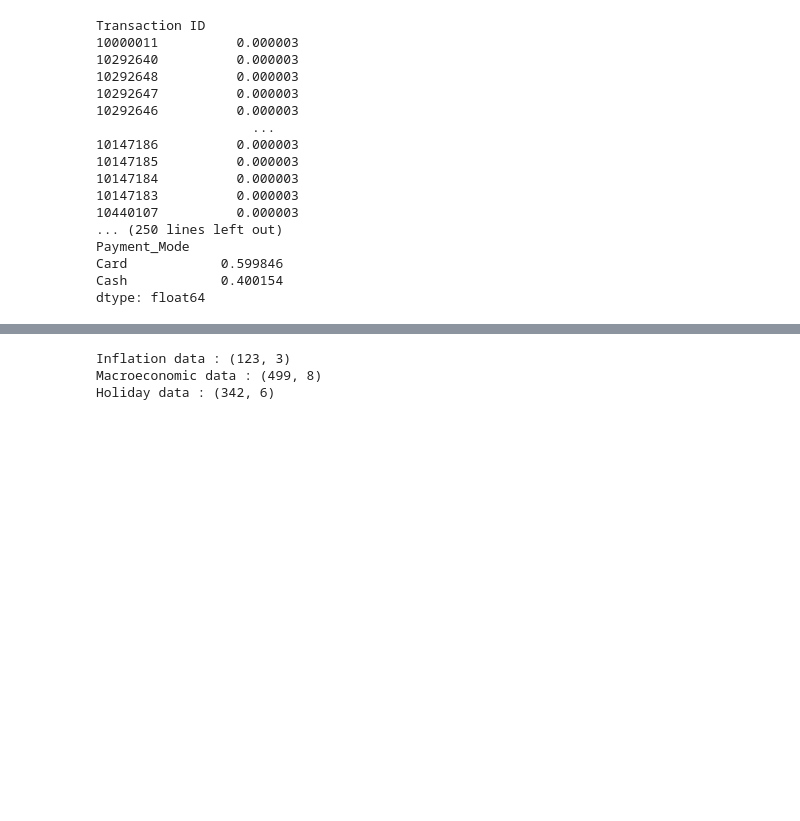
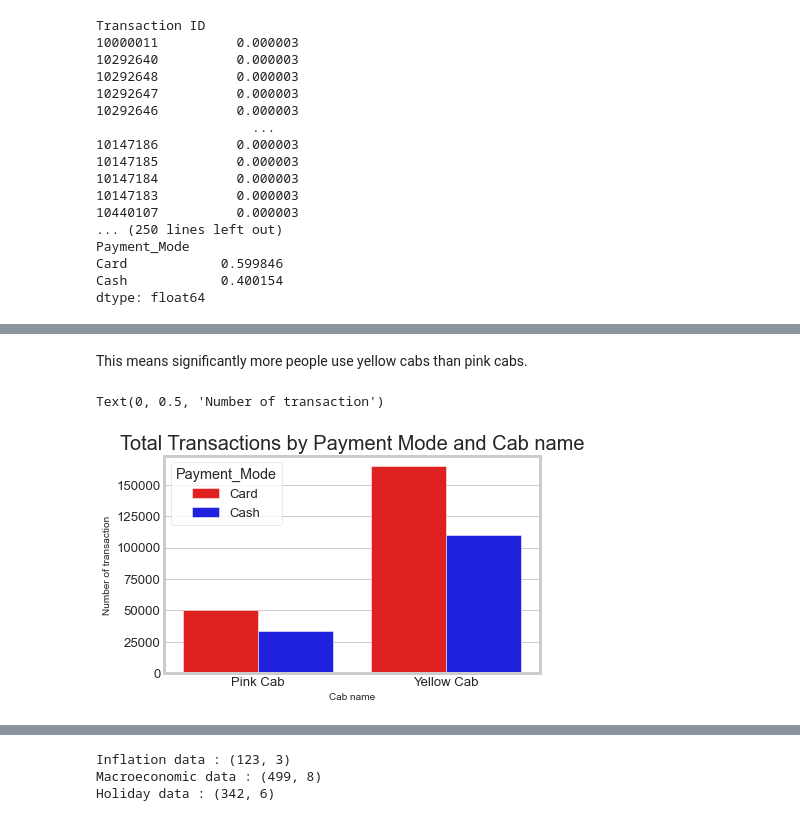
Before and after one commit to anishmitra9666/Week-2-and-3-deliverables, a Jupyter notebook: Dataglaciertaxicode04122023 (3).ipynb, the cells around one changed output, grey strips where cells are left out. Saved outputs shown, nothing was run; the diff lists cells and outputs as text; code cells hidden in the pictures; blank space fills up the shorter version.

```diff
--- a/Dataglaciertaxicode04122023 (3).ipynb
+++ b/Dataglaciertaxicode04122023 (3).ipynb
@@ -333,0 +451,12 @@ Interesting insights:-
+# %% [markdown]
+This means significantly more people use yellow cabs than pink cabs.
+# %%
+#Plotting the total number of transactions per cab company by method of payment
+figure2 = sns.countplot(x="Company", hue="Payment_Mode", data=dfdg, orient="h", palette=["red","blue"])
+plt.title("Total Transactions by Payment Mode and Cab name", fontsize = 20)
+sns.set_style("whitegrid")
+figure2.set_xlabel("Cab name", fontsize = 10)
+figure2.set_ylabel("Number of transaction", fontsize = 10)
+# %% [output]
+Text(0, 0.5, 'Number of transaction')
+[figure, added]
```
Also changed, not shown: parts of 46 cells of this notebook.
